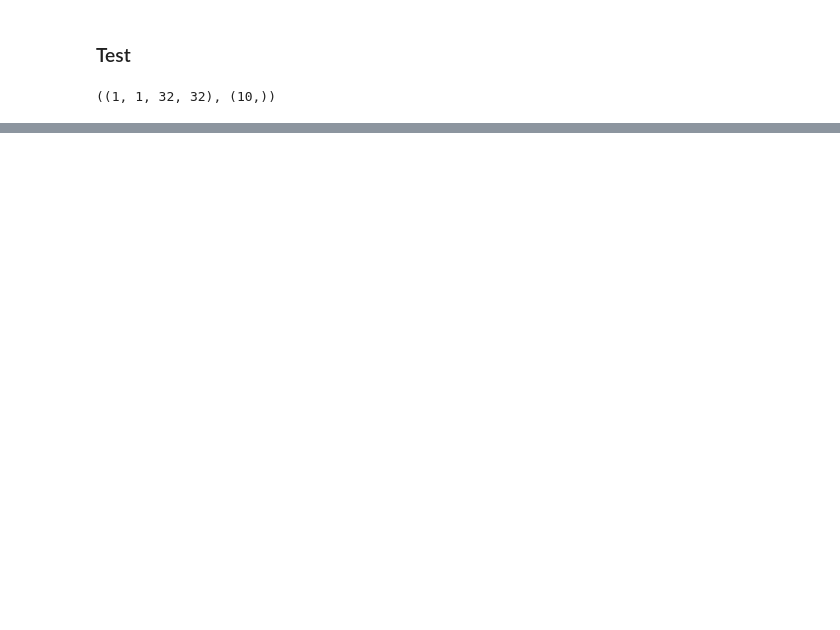
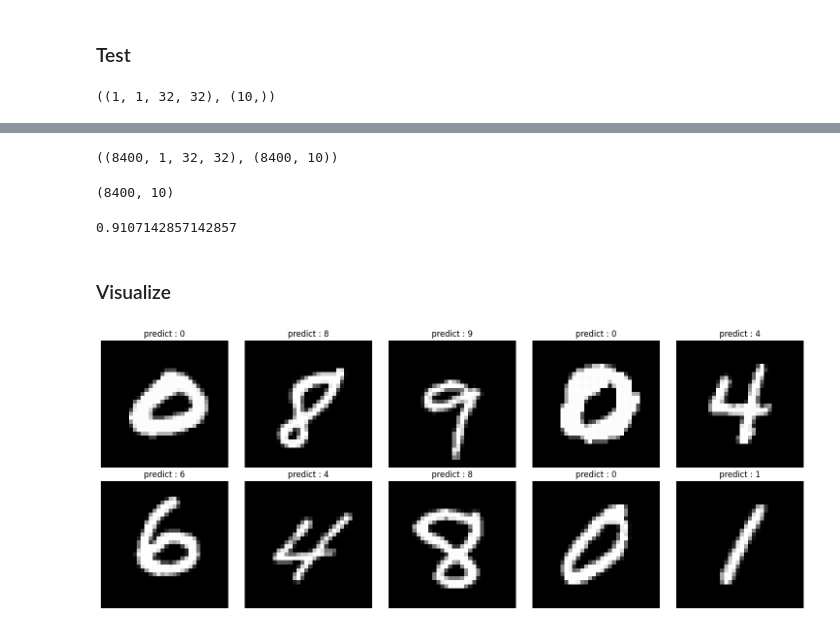
Before and after one commit to nabii-nguyenn213/natorch, a Jupyter notebook: src/natorch/nn/models/lenet5/train.ipynb, the cells around one changed output, grey strips where cells are left out. Cells and saved outputs as stored; diff of their text form; code cells hidden in the pictures; blank space fills up the shorter version.

```diff
--- a/src/natorch/nn/models/lenet5/train.ipynb
+++ b/src/natorch/nn/models/lenet5/train.ipynb
@@ -137,0 +144,28 @@ np.argmax(predict), np.argmax(y_test_sample)
+# %%
+x_test = x_test.reshape(x_test.shape[0], 1, 28, 28)
+pad_width = (
+    (0, 0),
+    (0, 0),
+    (2, 2),
+    (2, 2)
+)
+
+x_test = np.pad(x_test, pad_width=pad_width, mode='constant', constant_values=0)
+
+y_test = one_hot(y_test, num_classes = 10)
+
+x_test.shape, y_test.shape
+# %% [output]
+((8400, 1, 32, 32), (8400, 10))
+# %%
+predict_test = model.forward(x_test)
+predict_test.shape
+# %% [output]
+(8400, 10)
+# %%
+accuracy_test = accuracy(predict_test, y_test)
+accuracy_test
+# %% [output]
+0.9107142857142857
+# %% [markdown]
+### Visualize
@@ -137,0 +174,29 @@ np.argmax(predict), np.argmax(y_test_sample)
+# %%
+num_example = 10
+test_sample = x_test[:10, :]
+predict_test_sample = model.forward(test_sample)
+
+# visualize
+
+imgs = []
+for img in test_sample:
+    img = img.reshape(32, 32)
+    imgs.append(img)
+
+titles = []
+for title in predict_test_sample:
+    titles.append(np.argmax(title))
+
+# Create a figure with 2 rows and 5 columns
+fig, axes = plt.subplots(2, 5, figsize=(15, 6))
+
+# axes is a 2×5 array — flatten it so we can zip with images & titles
+for ax, img, title in zip(axes.flat, imgs, titles):
+    ax.imshow(img, cmap='gray')    # or remove cmap= if your images are RGB
+    ax.set_title(f"predict : {title}")
+    ax.axis('off')                 # turn off axis ticks/labels
+
+plt.tight_layout()
+plt.show()
+# %% [output]
+[figure, added]
```
Also changed, not shown: parts of 5 cells of this notebook, 6 other files.
